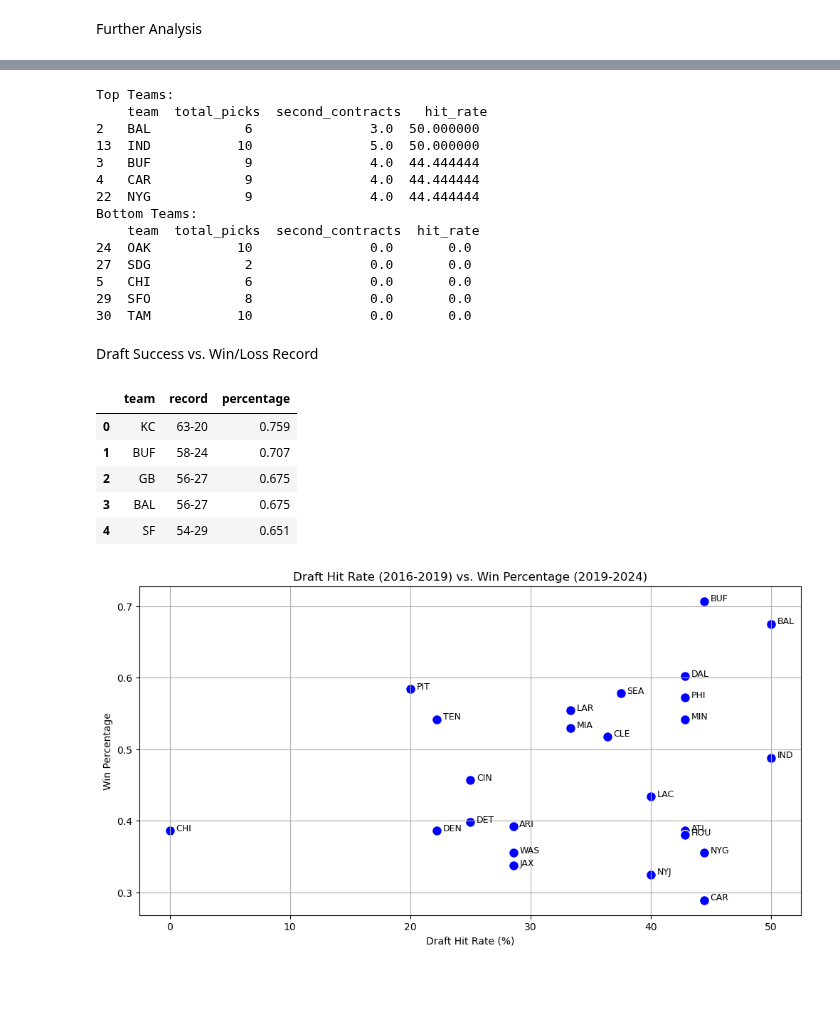
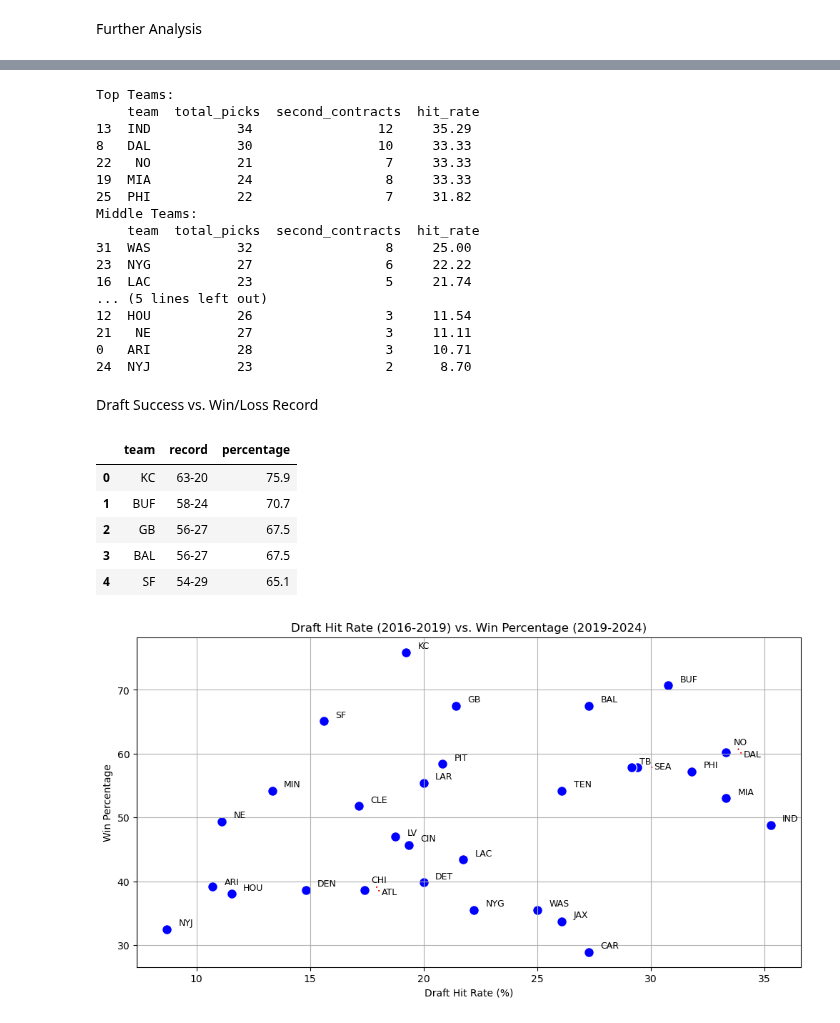
Before and after one commit to maslla100/NFL-Draft-Trends-, a Jupyter notebook: NFL_project_cleaned.ipynb, the cells around one changed output, grey strips where cells are left out. Cells and saved outputs as stored; diff of their text form; code cells hidden in the pictures; blank space fills up the shorter version.

```diff
--- a/NFL_project_cleaned.ipynb
+++ b/NFL_project_cleaned.ipynb
@@ -20,7 +22,7 @@ draft_df.head()
 
 draft_16_19= draft_df[(draft_df['draft_year'] >= 2016) &
                                    (draft_df['draft_year'] <= 2019) &
-                                   (draft_df['rnd'].isin([1.0, 2.0]))].reset_index(drop=True)
+                                   (draft_df['rnd'].isin([1.0, 2.0, 3.0, 4.0, 5.0, 6.0, 7.0]))].reset_index(drop=True)
 # %%
 # Drop columns
 columns_to_drop = ['search_key', 'id', 'g', 'value_norm', 'gtd_norm']
@@ -75,7 +77,19 @@ nfl_team_names = {
     'Commanders': 'WAS'
 }
 
+team_update_dict = {
+    "GNB" : "GB",
+    "KAN" : "KC",
+    "NOR" : "NO",
+    "NWE" : "NE",
+    "OAK" : "LV",
+    "SFO" : "SF",
+    "TAM" : "TB",
+    "SDG" : "LAC",
+}
+
 draft_16_19['signing_team'] = draft_16_19['signing_team'].map(nfl_team_names).fillna(draft_16_19['signing_team'])
+draft_16_19['team'] = draft_16_19['team'].map(team_update_dict).fillna(draft_16_19['team'])
 
 # Get rid of unneecessary decimals
 
@@ -440,7 +460,7 @@ team_position_grouped
 # Calculate total draft picks and second contracts by team
 total_by_team = merged_nfl_df_unique.groupby('team').size()
 second_contracts_by_team = merged_nfl_df_unique[merged_nfl_df_unique['second_contract']].groupby('team').size()
-hit_rate_by_team = (second_contracts_by_team / total_by_team) * 100
+hit_rate_by_team = round((second_contracts_by_team / total_by_team) * 100, 2)
 
 # Combine into a DataFrame
 hit_rate_df = pd.DataFrame({
@@ -478,23 +498,28 @@ hit_rate_df_sorted = hit_rate_df.sort_values(by='hit_rate', ascending=False)
 
 # Get top and bottom teams
 top_teams = hit_rate_df_sorted.head(5)
+middle_teams = hit_rate_df_sorted.iloc[12:17]
 bottom_teams = hit_rate_df_sorted.tail(5)
 
 # Display top and bottom teams
 print("Top Teams:\n", top_teams)
+print("Middle Teams:\n", middle_teams)
 print("Bottom Teams:\n", bottom_teams)
 # %% [output]
 Top Teams:
-    team  total_picks  second_contracts   hit_rate
-2   BAL            6               3.0  50.000000
-13  IND           10               5.0  50.000000
-3   BUF            9               4.0  44.444444
-4   CAR            9               4.0  44.444444
-22  NYG            9               4.0  44.444444
-Bottom Teams:
     team  total_picks  second_contracts  hit_rate
-24  OAK           10               0.0       0.0
-27  SDG            2               0.0       0.0
-5   CHI            6               0.0       0.0
-29  SFO            8               0.0       0.0
-30  TAM           10               0.0       0.0
+13  IND           34                12     35.29
+8   DAL           30                10     33.33
+22   NO           21                 7     33.33
+19  MIA           24                 8     33.33
+25  PHI           22                 7     31.82
+Middle Teams:
+    team  total_picks  second_contracts  hit_rate
+31  WAS           32                 8     25.00
+23  NYG           27                 6     22.22
+16  LAC           23                 5     21.74
+... (5 lines left out)
+12  HOU           26                 3     11.54
+21   NE           27                 3     11.11
+0   ARI           28                 3     10.71
+24  NYJ           23                 2      8.70
@@ -504,31 +538,41 @@ Bottom Teams:
 Draft Success vs. Win/Loss Record
 # %%
 nfl_record = pd.read_csv('Resources/nfl_record.csv')
+nfl_record['percentage'] = nfl_record['percentage'] * 100
 nfl_record.head()
 # %% [output]
 |  | team | record | percentage |
-| 0 | KC | 63-20 | 0.759 |
-| 1 | BUF | 58-24 | 0.707 |
-| 2 | GB | 56-27 | 0.675 |
-| 3 | BAL | 56-27 | 0.675 |
-| 4 | SF | 54-29 | 0.651 |
+| 0 | KC | 63-20 | 75.9 |
+| 1 | BUF | 58-24 | 70.7 |
+| 2 | GB | 56-27 | 67.5 |
+| 3 | BAL | 56-27 | 67.5 |
+| 4 | SF | 54-29 | 65.1 |
 # %%
 hit_rate_record_merged = pd.merge(hit_rate_df, nfl_record, on='team')
 # %%
 # Create the scatter plot
 plt.figure(figsize=(12, 6))
 plt.scatter(hit_rate_record_merged['hit_rate'], hit_rate_record_merged['percentage'], c='blue', edgecolors='w', s=100)
 plt.title('Draft Hit Rate (2016-2019) vs. Win Percentage (2019-2024)')
 plt.xlabel('Draft Hit Rate (%)')
 plt.ylabel('Win Percentage')
 plt.grid(True)
 
 # Add labels for each point
-for i, row in hit_rate_record_merged.iterrows():
-    plt.text(row['hit_rate'] + 0.5, row['percentage'], row['team'], fontsize=9)
+# for i, row in hit_rate_record_merged.iterrows():
+#     plt.text(row['hit_rate'] + 0.5, row['percentage'], row['team'], fontsize=9)
+
+texts = [plt.text(hit_rate_record_merged['hit_rate'][i] + 0.5, hit_rate_record_merged['percentage'][i],
+                  hit_rate_record_merged['team'][i], fontsize=9) for i in range(len(hit_rate_record_merged))]
+adjust_text(texts, arrowprops=dict(arrowstyle='->', color='red'), size)
 
 plt.savefig("output_data/Fig13.png")
 
+# Get a linear regression and plot
+# Extract the r-value, square it
+# Talk about the relationships via this
+# Why each graph matters towards the goal of successful teams (win rate)
+
 plt.show()
 # %% [output]
-[figure, old version]
+[figure, new version]
```
Also changed, not shown: parts of 19 cells of this notebook.
